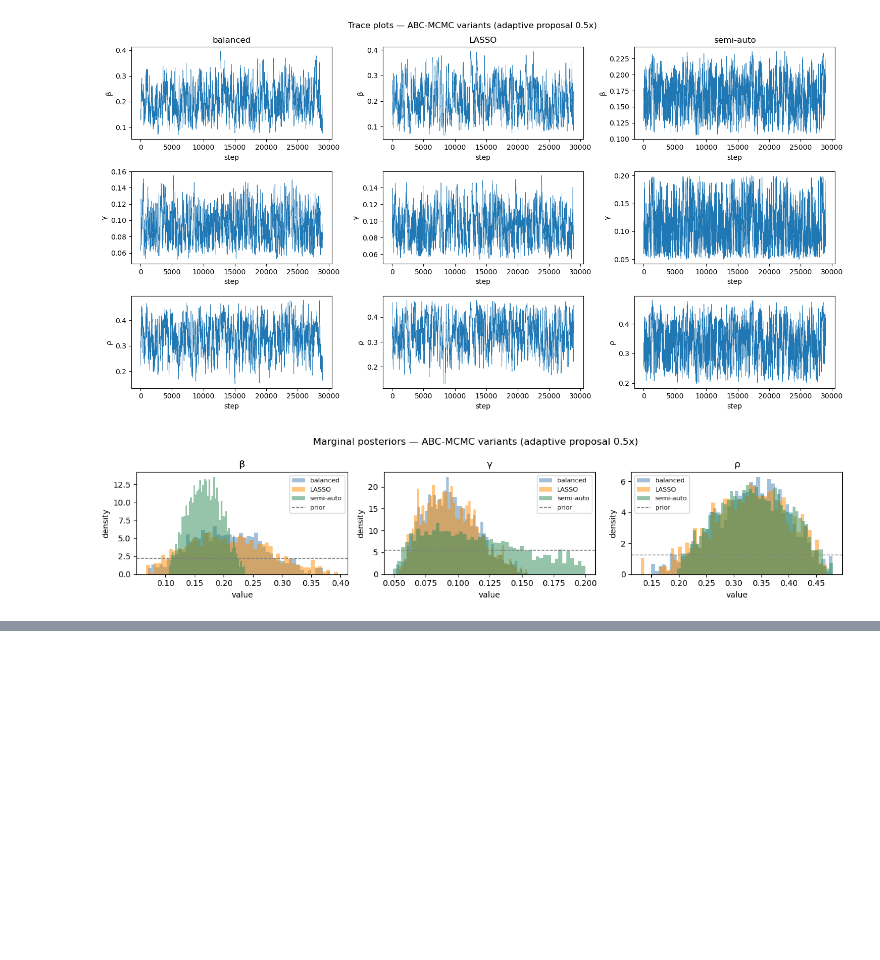
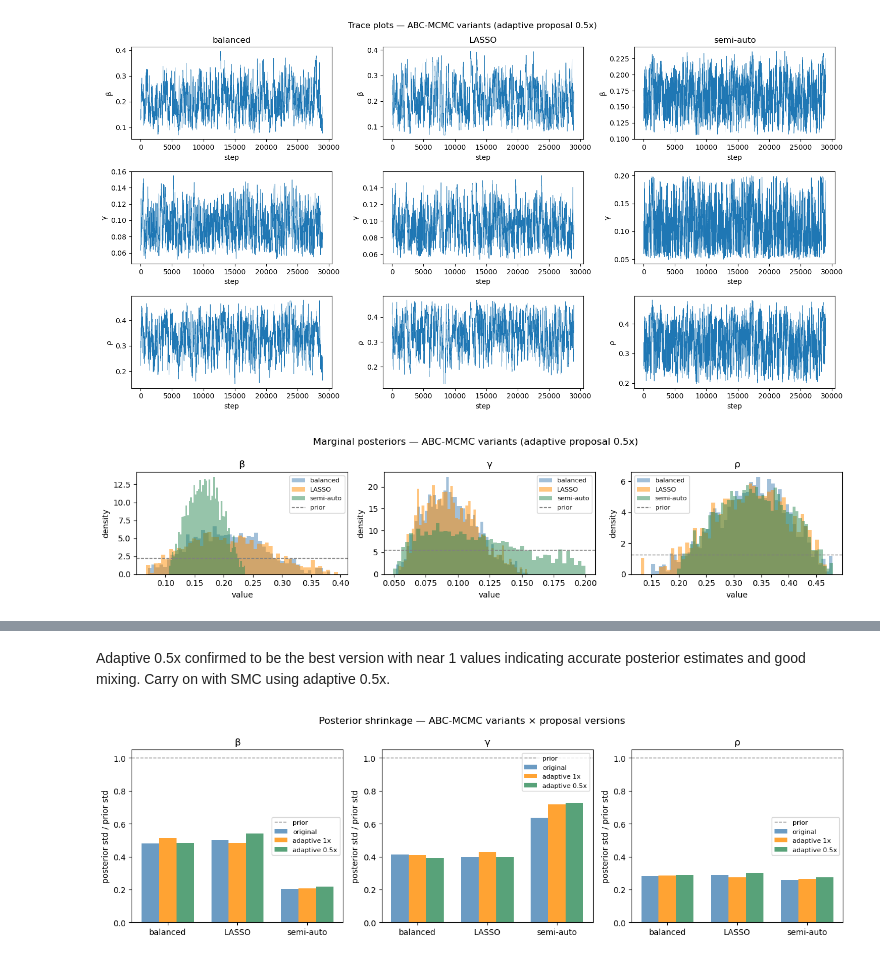
Before and after one commit to Florian-Dreyer/SimulationProject, a Jupyter notebook: notebooks/abc_mcmc.ipynb, the cells around one changed output, grey strips where cells are left out. Drawn from its saved outputs; the diff is of its cells as text; code cells hidden in the pictures; blank space fills up the shorter version.

Commit message:
Ran refined SMC. Prepped SMC and MCMC results for final analysis.

```diff
--- a/notebooks/abc_mcmc.ipynb
+++ b/notebooks/abc_mcmc.ipynb
@@ -618,0 +696,20 @@ plt.show()
+# %%
+# ── Acceptance rate + R̂ summary table ──────────────────────────────
+burn_in      = 1_000
+prior_std    = (PRIOR_HIGH - PRIOR_LOW) / np.sqrt(12)
+version_data = {
+    "original":      [chain_balanced,           chain_lasso,           chain_semiauto],
+    "adaptive 1x":   [chain_balanced_adaptive,  chain_lasso_adaptive,  chain_semiauto_adaptive],
+    "adaptive 0.5x": [chain_balanced_adaptive2, chain_lasso_adaptive2, chain_semiauto_adaptive2],
+}
+
+print(f"{'version':15s} {'variant':12s} {'R̂ β':>8} {'R̂ γ':>8} {'R̂ ρ':>8} {'status':>6}")
+print("-" * 60)
+for version_name, version_chains in version_data.items():
+    for variant, chain in zip(variants, version_chains):
+        half  = (N_STEPS - burn_in) // 2
+        post  = chain[burn_in:]
+        R_hat = gelman_rubin([post[:half], post[half:]])
+        status = "✓" if np.all(R_hat < 1.1) else "✗"
+        print(f"{version_name:15s} {variant:12s} {R_hat[0]:>8.4f} {R_hat[1]:>8.4f} {R_hat[2]:>8.4f} {status:>6}")
+    print()
@@ -618,0 +730,35 @@ plt.show()
+# %% [markdown]
+Adaptive 0.5x confirmed to be the best version with near 1 values indicating accurate posterior estimates and good mixing. Carry on with SMC using adaptive 0.5x.
+# %%
+# ── Posterior width comparison — grouped bar chart ──────────────────
+burn_in      = 1_000
+prior_std    = (PRIOR_HIGH - PRIOR_LOW) / np.sqrt(12)
+version_data = {
+    "original":      [chain_balanced,           chain_lasso,           chain_semiauto],
+    "adaptive 1x":   [chain_balanced_adaptive,  chain_lasso_adaptive,  chain_semiauto_adaptive],
+    "adaptive 0.5x": [chain_balanced_adaptive2, chain_lasso_adaptive2, chain_semiauto_adaptive2],
+}
+colors_v = {"original": "steelblue", "adaptive 1x": "darkorange", "adaptive 0.5x": "seagreen"}
+
+fig, axes = plt.subplots(1, 3, figsize=(13, 4))
+x = np.arange(len(variants))
+width = 0.25
+
+for ax, p_idx, param in zip(axes, range(3), labels):
+    for v_idx, (version_name, version_chains) in enumerate(version_data.items()):
+        stds = [c[burn_in:, p_idx].std() / prior_std[p_idx] for c in version_chains]
+        ax.bar(x + v_idx * width, stds, width, label=version_name,
+               color=colors_v[version_name], alpha=0.8)
+    ax.axhline(1.0, color="grey", ls="--", lw=1, label="prior")
+    ax.set_xticks(x + width)
+    ax.set_xticklabels(variants)
+    ax.set_ylabel("posterior std / prior std")
+    ax.set_title(param)
+    ax.legend(fontsize=8)
+
+plt.suptitle("Posterior shrinkage — ABC-MCMC variants × proposal versions")
+plt.tight_layout()
+plt.savefig(ROOT / "figures" / "mcmc_width_comparison.png", dpi=150, bbox_inches="tight")
+plt.show()
+# %% [output]
+[figure, added]
```
Also changed, not shown: parts of 15 cells of this notebook, 12 other files.
